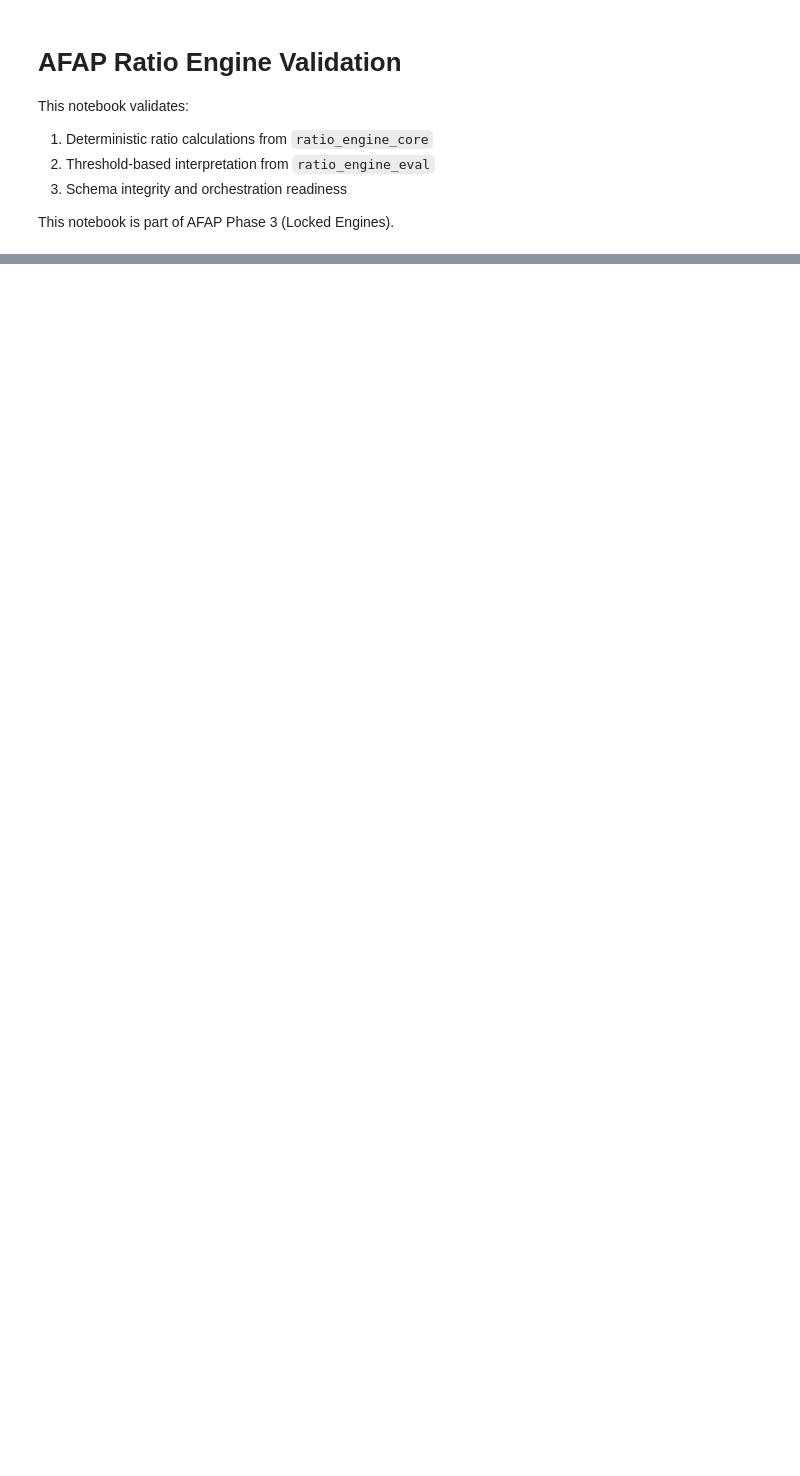
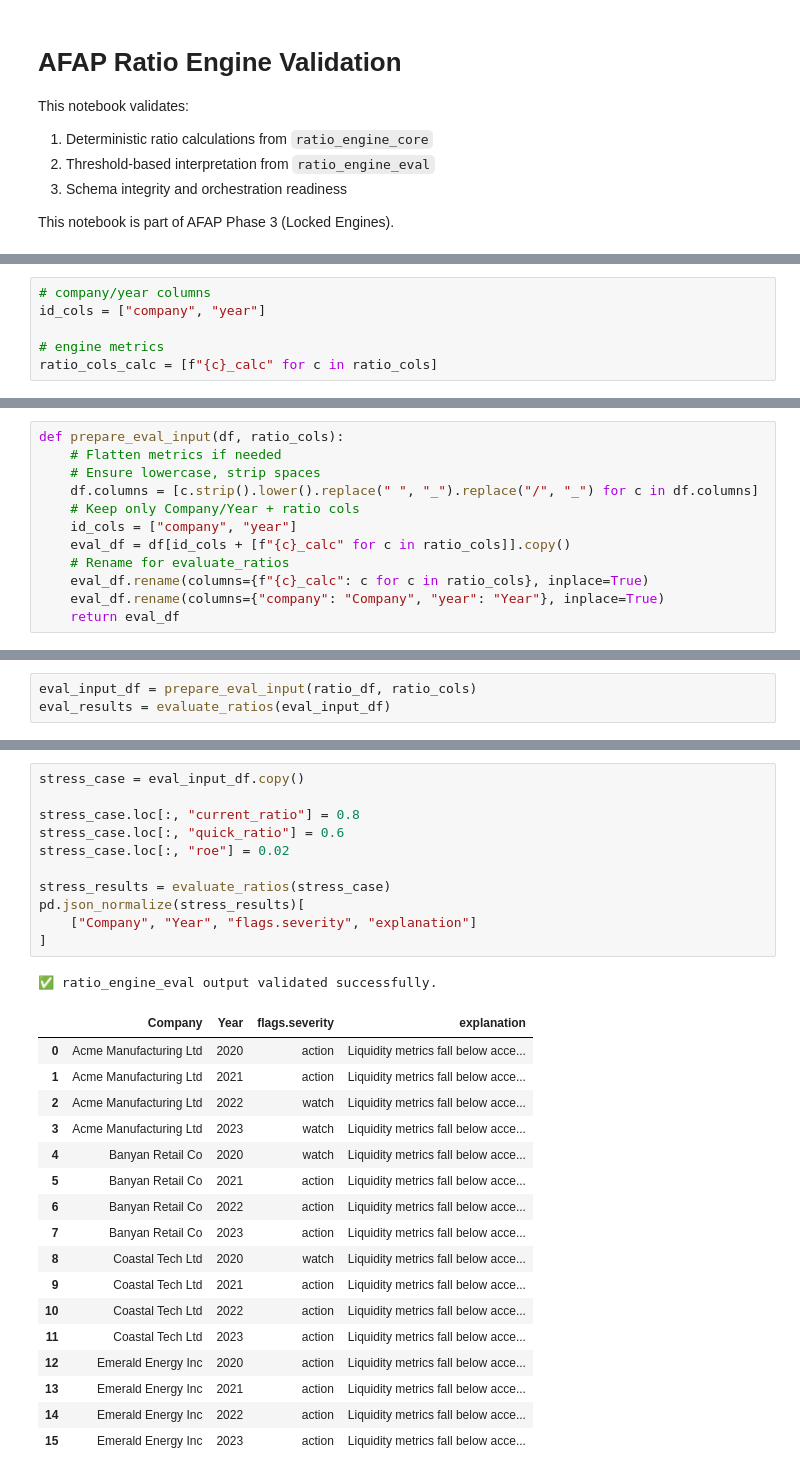
Before and after one commit to Ich-ii/financial-analysis-pipeline-2, a Jupyter notebook: financial-analysis-pipeline/notebooks/02_ratio_engine_validation.ipynb, the cells around one changed output, grey strips where cells are left out. Cells and saved outputs as stored; diff of their text form; blank space fills up the shorter version.

```diff
--- a/financial-analysis-pipeline/notebooks/02_ratio_engine_validation.ipynb
+++ b/financial-analysis-pipeline/notebooks/02_ratio_engine_validation.ipynb
@@ -20,0 +265,6 @@ ModuleNotFoundError: No module named 'engines'
+# %%
+# company/year columns
+id_cols = ["company", "year"]
+
+# engine metrics
+ratio_cols_calc = [f"{c}_calc" for c in ratio_cols]
@@ -20,0 +315,12 @@ ModuleNotFoundError: No module named 'engines'
+# %%
+def prepare_eval_input(df, ratio_cols):
+    # Flatten metrics if needed
+    # Ensure lowercase, strip spaces
+    df.columns = [c.strip().lower().replace(" ", "_").replace("/", "_") for c in df.columns]
+    # Keep only Company/Year + ratio cols
+    id_cols = ["company", "year"]
+    eval_df = df[id_cols + [f"{c}_calc" for c in ratio_cols]].copy()
+    # Rename for evaluate_ratios
+    eval_df.rename(columns={f"{c}_calc": c for c in ratio_cols}, inplace=True)
+    eval_df.rename(columns={"company": "Company", "year": "Year"}, inplace=True)
+    return eval_df
@@ -20,0 +336,3 @@ ModuleNotFoundError: No module named 'engines'
+# %%
+eval_input_df = prepare_eval_input(ratio_df, ratio_cols)
+eval_results = evaluate_ratios(eval_input_df)
@@ -20,0 +358,30 @@ ModuleNotFoundError: No module named 'engines'
+# %%
+stress_case = eval_input_df.copy()
+
+stress_case.loc[:, "current_ratio"] = 0.8
+stress_case.loc[:, "quick_ratio"] = 0.6
+stress_case.loc[:, "roe"] = 0.02
+
+stress_results = evaluate_ratios(stress_case)
+pd.json_normalize(stress_results)[
+    ["Company", "Year", "flags.severity", "explanation"]
+]
+# %% [output]
+✅ ratio_engine_eval output validated successfully.
+|  | Company | Year | flags.severity | explanation |
+| 0 | Acme Manufacturing Ltd | 2020 | action | Liquidity metrics fall below acce... |
+| 1 | Acme Manufacturing Ltd | 2021 | action | Liquidity metrics fall below acce... |
+| 2 | Acme Manufacturing Ltd | 2022 | watch | Liquidity metrics fall below acce... |
+| 3 | Acme Manufacturing Ltd | 2023 | watch | Liquidity metrics fall below acce... |
+| 4 | Banyan Retail Co | 2020 | watch | Liquidity metrics fall below acce... |
+| 5 | Banyan Retail Co | 2021 | action | Liquidity metrics fall below acce... |
+| 6 | Banyan Retail Co | 2022 | action | Liquidity metrics fall below acce... |
+| 7 | Banyan Retail Co | 2023 | action | Liquidity metrics fall below acce... |
+| 8 | Coastal Tech Ltd | 2020 | watch | Liquidity metrics fall below acce... |
+| 9 | Coastal Tech Ltd | 2021 | action | Liquidity metrics fall below acce... |
+| 10 | Coastal Tech Ltd | 2022 | action | Liquidity metrics fall below acce... |
+| 11 | Coastal Tech Ltd | 2023 | action | Liquidity metrics fall below acce... |
+| 12 | Emerald Energy Inc | 2020 | action | Liquidity metrics fall below acce... |
+| 13 | Emerald Energy Inc | 2021 | action | Liquidity metrics fall below acce... |
+| 14 | Emerald Energy Inc | 2022 | action | Liquidity metrics fall below acce... |
+| 15 | Emerald Energy Inc | 2023 | action | Liquidity metrics fall below acce... |
```
Also changed, not shown: parts of 44 cells of this notebook, 3 other files.
